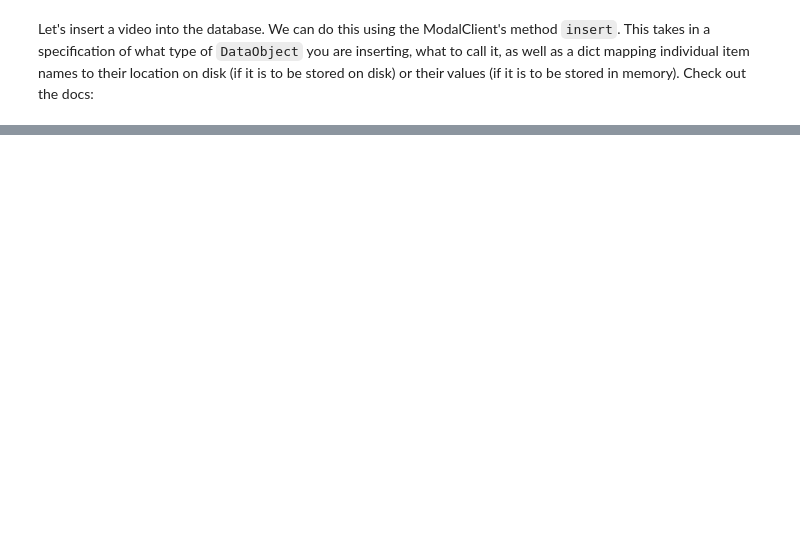
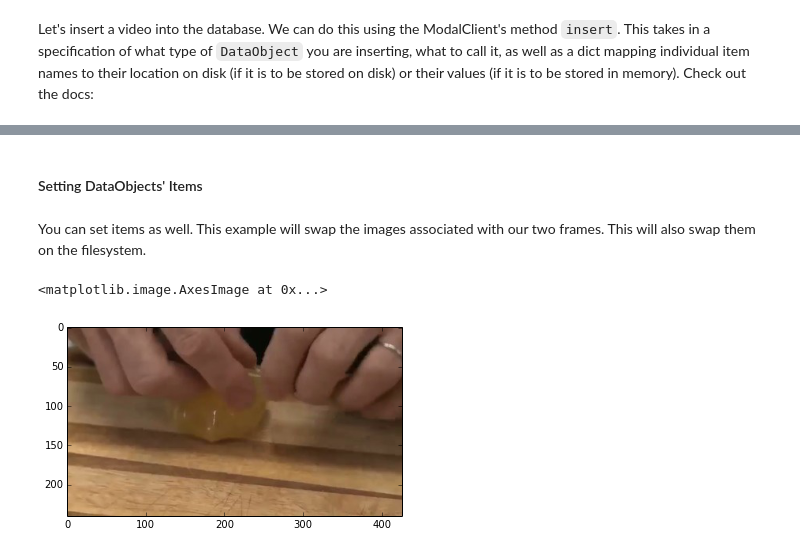
Before and after one commit to jayhack/ModalDB, a Jupyter notebook: demos/Using ModalDB.ipynb, the cells around one changed output, grey strips where cells are left out. Drawn from its saved outputs; the diff is of its cells as text; code cells hidden in the pictures; blank space fills up the shorter version.

```diff
--- a/demos/Using ModalDB.ipynb
+++ b/demos/Using ModalDB.ipynb
@@ -32,11 +34,13 @@
 # %%
-rw_schema = ModalSchema({
+from ModalDB import Frame, Video # Both subclasses of ModalDB.DataObjec
+my_schema = ModalSchema({
                             # Frames consist of an image (stored on disk) and accompanying subtitles (stored in memory)
                             Frame:  {
                                         'image':{
                                                     'mode':'disk',                   # store it on disk, instead of mongodb
                                                     'filename':'image.jpg',          # filename to store data under
-                                                    'load_func':lambda p: imread(p)  # how to load from disk. (p = path to file)
+                                                    'load_func':lambda p: imread(p), # how to load from disk. (p = path to file)
+                                                    'save_func':lambda x, p: imsave(p, x) # how to save to disk, when set. (optional)
                                                 },
                                         'subtitles':{
                                                     'mode':'memory'
@@ -88,0 +144,11 @@ DuplicateKeyError: insertDocument :: caused by :: 11000 E11000 duplicate key err
+# %% [markdown]
+#### Setting DataObjects' Items
+# %% [markdown]
+You can set items as well. This example will swap the images associated with our two frames. This will also swap them on the filesystem.
+# %%
+frame0 = video.get_child('frame0')
+frame1 = video.get_child('frame1')
+plt.imshow(frame0['image'])
+# %% [output]
+<matplotlib.image.AxesImage at 0x...>
+[figure, added]
```
Also changed, not shown: parts of 22 cells of this notebook, 1 other file.
